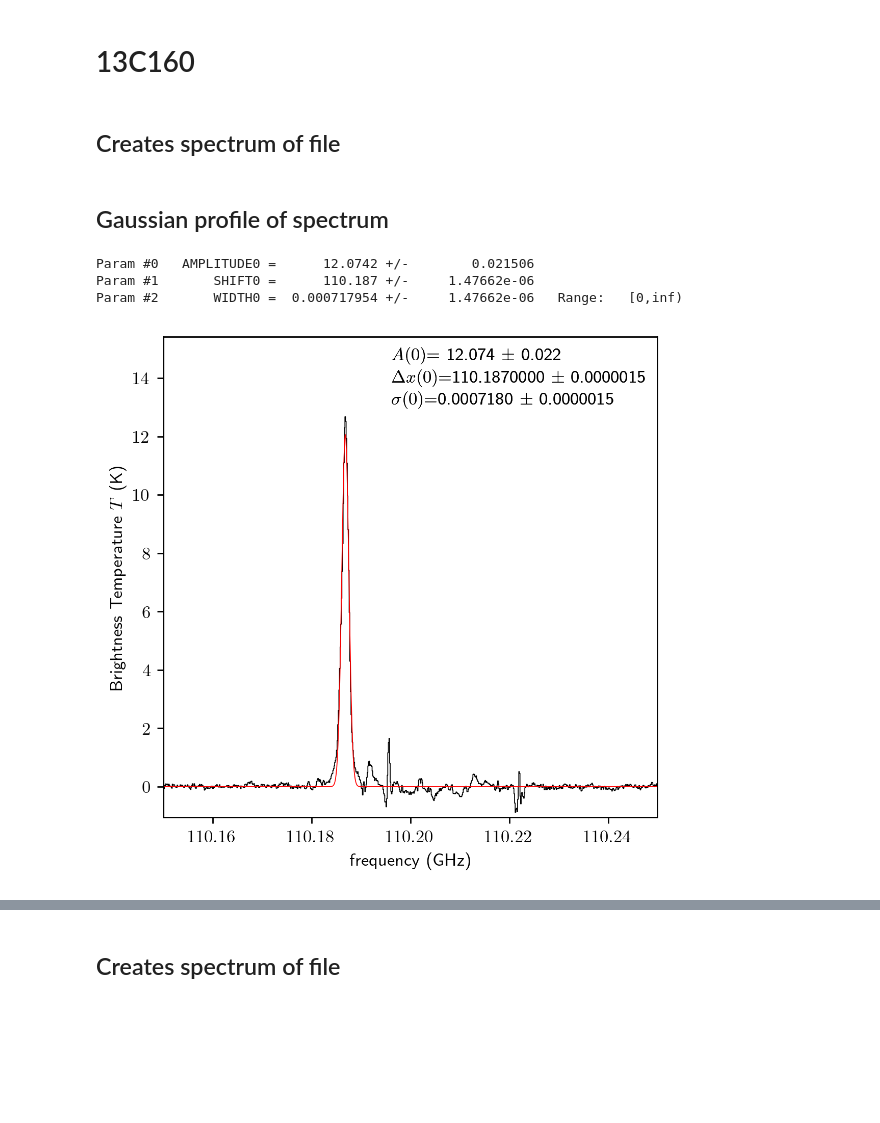
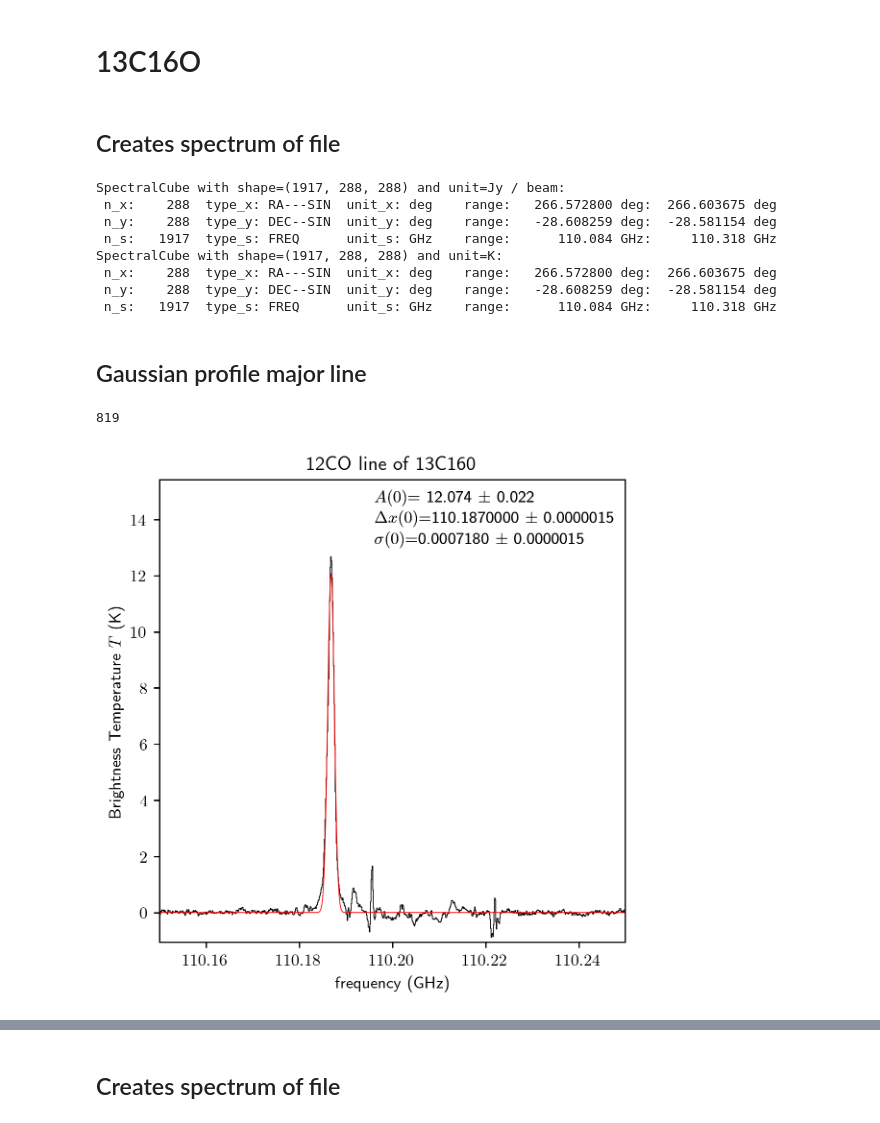
Before and after one commit to Parkerwise/Cloud-C, a Jupyter notebook: Gaussianfits.ipynb, the cells around one changed output, grey strips where cells are left out. Drawn from its saved outputs; the diff is of its cells as text; code cells hidden in the pictures; blank space fills up the shorter version.

Commit message:
Gave gaussian profiles to all CO sources

```diff
--- a/Gaussianfits.ipynb
+++ b/Gaussianfits.ipynb
@@ -36,7 +36,7 @@ if not sys.warnoptions:
 matplotlib.rc('font', family='sans-serif')
 matplotlib.rc('text', usetex=True)
 # %% [markdown]
-# 13C160
+# 13C16O
 # %% [markdown]
 ## Creates spectrum of file
 # %%
@@ -51,7 +51,9 @@ sc.allow_huge_operations=True
 sc_Ghz=sc.with_spectral_unit(u.GHz)
 
 #changes jy/beam to Kelvin
+print(sc_Ghz)
 sc_Ghz=sc_Ghz.to(u.K)
+print(sc_Ghz)
 
 freq,Dec,Ra = sc_Ghz.world[:,0,0]
 
@@ -63,32 +65,41 @@ subcube=sc_Ghz.hdu.data[:,int(x)-10:int(x)+10,int(y)-10:int(y)+10]
 
 
 spectrum = np.average(subcube,axis=(1,2))
+# %% [output]
+SpectralCube with shape=(1917, 288, 288) and unit=Jy / beam:
+ n_x:    288  type_x: RA---SIN  unit_x: deg    range:   266.572800 deg:  266.603675 deg
+ n_y:    288  type_y: DEC--SIN  unit_y: deg    range:   -28.608259 deg:  -28.581154 deg
+ n_s:   1917  type_s: FREQ      unit_s: GHz    range:      110.084 GHz:     110.318 GHz
+SpectralCube with shape=(1917, 288, 288) and unit=K:
+ n_x:    288  type_x: RA---SIN  unit_x: deg    range:   266.572800 deg:  266.603675 deg
+ n_y:    288  type_y: DEC--SIN  unit_y: deg    range:   -28.608259 deg:  -28.581154 deg
+ n_s:   1917  type_s: FREQ      unit_s: GHz    range:      110.084 GHz:     110.318 GHz
 # %% [markdown]
-## Gaussian profile of spectrum
+## Gaussian profile major line
 # %%
 #zooms in on major intensity spike (assumed to be 12CO)
 zoom = np.where((freq.value>110.15)*(freq.value<110.25))
 
 #zooms in on the spectrum we found in the last code block
 zoom_13C160=spectrum[zoom]
+print(len(zoom_13C160))
 
 #zooms in on the frequency's in this zoomed in region
 zoom_freq = freq[zoom]
 
 
 error = np.zeros(np.size(zoom))
 wheremeas = np.where((zoom_freq.value>110.16)*(zoom_freq.value<110.18))
 meas = np.std(zoom_13C160[wheremeas])
 error = error + meas
 
-sp = psk.Spectrum(data=zoom_13C160,xarr=zoom_freq,error=error,unit='K')
+#print((zoom_13C160))
+sp = pyspeckit.Spectrum(data=zoom_13C160,xarr=zoom_freq,error=error,unit="K")
 fig1 = pylab.figure(1,figsize=(5,5),dpi=250)
-sp.plotter(axis=pylab.subplot(1,1,1))
+sp.plotter(axis=pylab.subplot(1,1,1), title="12CO line of 13C160")
 sp.specfit(fittype='gaussian')
 sp.plotter.savefig('13C160gaussianplot.png')
-print(sp.specfit.parinfo)
+#print(sp.specfit.parinfo)
 # %% [output]
-Param #0   AMPLITUDE0 =      12.0742 +/-        0.021506
-Param #1       SHIFT0 =      110.187 +/-     1.47662e-06
-Param #2       WIDTH0 =  0.000717954 +/-     1.47662e-06   Range:   [0,inf)
+819
-[figure, old version]
+[figure, new version]
```
Also changed, not shown: parts of 33 cells of this notebook.
